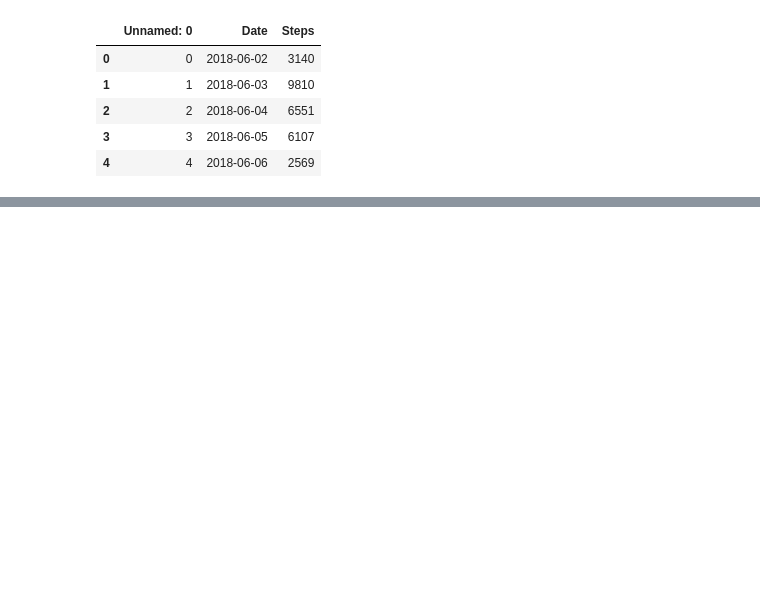
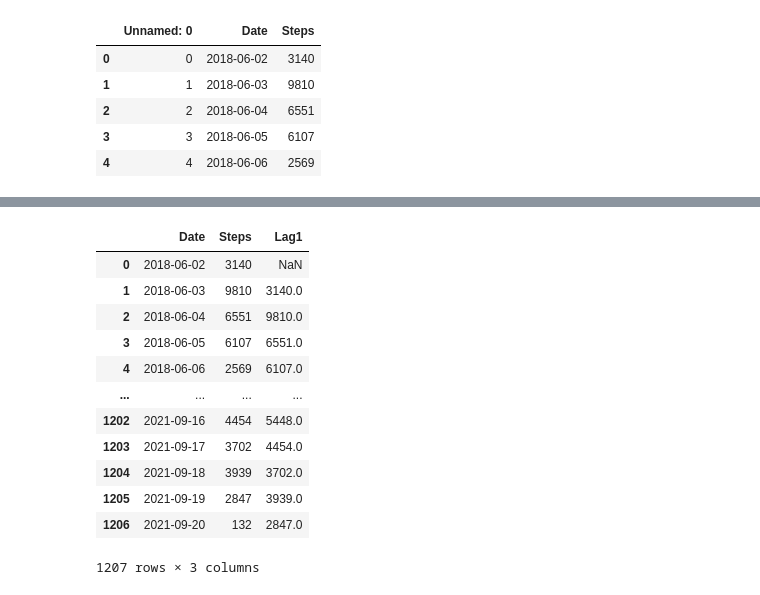
Before and after one commit to ibalzuhairi/ML-Regression-Physical-Activity, a Jupyter notebook: Merging.ipynb, the cells around one changed output, grey strips where cells are left out. Saved outputs shown, nothing was run; the diff lists cells and outputs as text; code cells hidden in the pictures; blank space fills up the shorter version.

```diff
--- a/Merging.ipynb
+++ b/Merging.ipynb
@@ -133,0 +196,20 @@ Gradient Boosted Regression: 0.05704139995752977
+# %%
+Steps = Steps0.sort_values("Date")
+for i in range(1,2):
+
+    Steps['Lag'+str(i)] = Steps['Steps'].shift(i)
+Steps
+# %% [output]
+|  | Date | Steps | Lag1 |
+| 0 | 2018-06-02 | 3140 | NaN |
+| 1 | 2018-06-03 | 9810 | 3140.0 |
+| 2 | 2018-06-04 | 6551 | 9810.0 |
+| 3 | 2018-06-05 | 6107 | 6551.0 |
+| 4 | 2018-06-06 | 2569 | 6107.0 |
+| ... | ... | ... | ... |
+| 1202 | 2021-09-16 | 4454 | 5448.0 |
+| 1203 | 2021-09-17 | 3702 | 4454.0 |
+| 1204 | 2021-09-18 | 3939 | 3702.0 |
+| 1205 | 2021-09-19 | 2847 | 3939.0 |
+| 1206 | 2021-09-20 | 132 | 2847.0 |
+1207 rows × 3 columns
```
Also changed, not shown: parts of 13 cells of this notebook, 2 other files.
